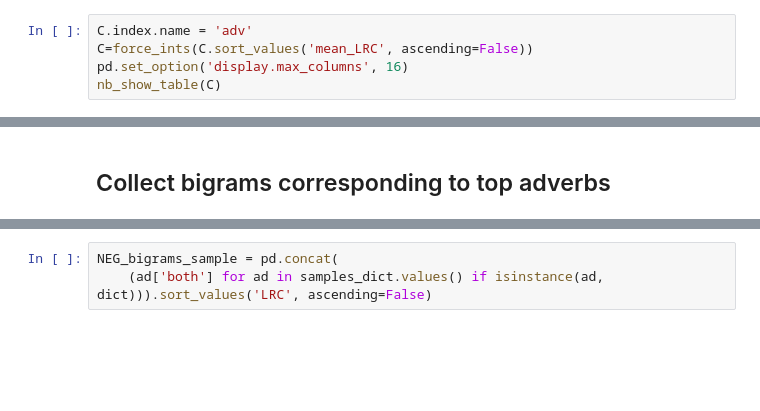
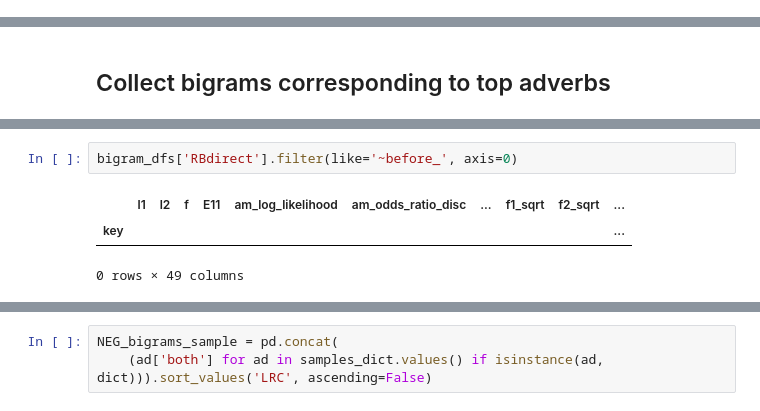
Before and after one commit to AndreaTheLinguist/sanpi, a Jupyter notebook: notebooks/adverb_assoc.ipynb, the cells around one changed output, grey strips where cells are left out. Drawn from its saved outputs; the diff is of its cells as text; blank space fills up the shorter version.

```diff
--- a/notebooks/adverb_assoc.ipynb
+++ b/notebooks/adverb_assoc.ipynb
@@ -586,5 +767,0 @@ Main Columns
-# %%
-C.index.name = 'adv'
-C=force_ints(C.sort_values('mean_LRC', ascending=False))
-pd.set_option('display.max_columns', 16)
-nb_show_table(C)
@@ -713,3 +1124,9 @@ samples_dict, bigram_k = show_adv_bigrams(
+# %%
+bigram_dfs['RBdirect'].filter(like='~before_', axis=0)
+# %% [output]
+|  | l1 | l2 | f | E11 | am_log_likelihood | am_odds_ratio_disc | ... | f1_sqrt | f2_sqrt | ... |
+| key |  |  |  |  |  |  |  |  |  | ... |
+0 rows × 49 columns
 # %%
 for key, info in samples_dict.items():
     if key in ('bigrams', 'adj'):
```
Also changed, not shown: parts of 30 cells of this notebook, 19 other files.
